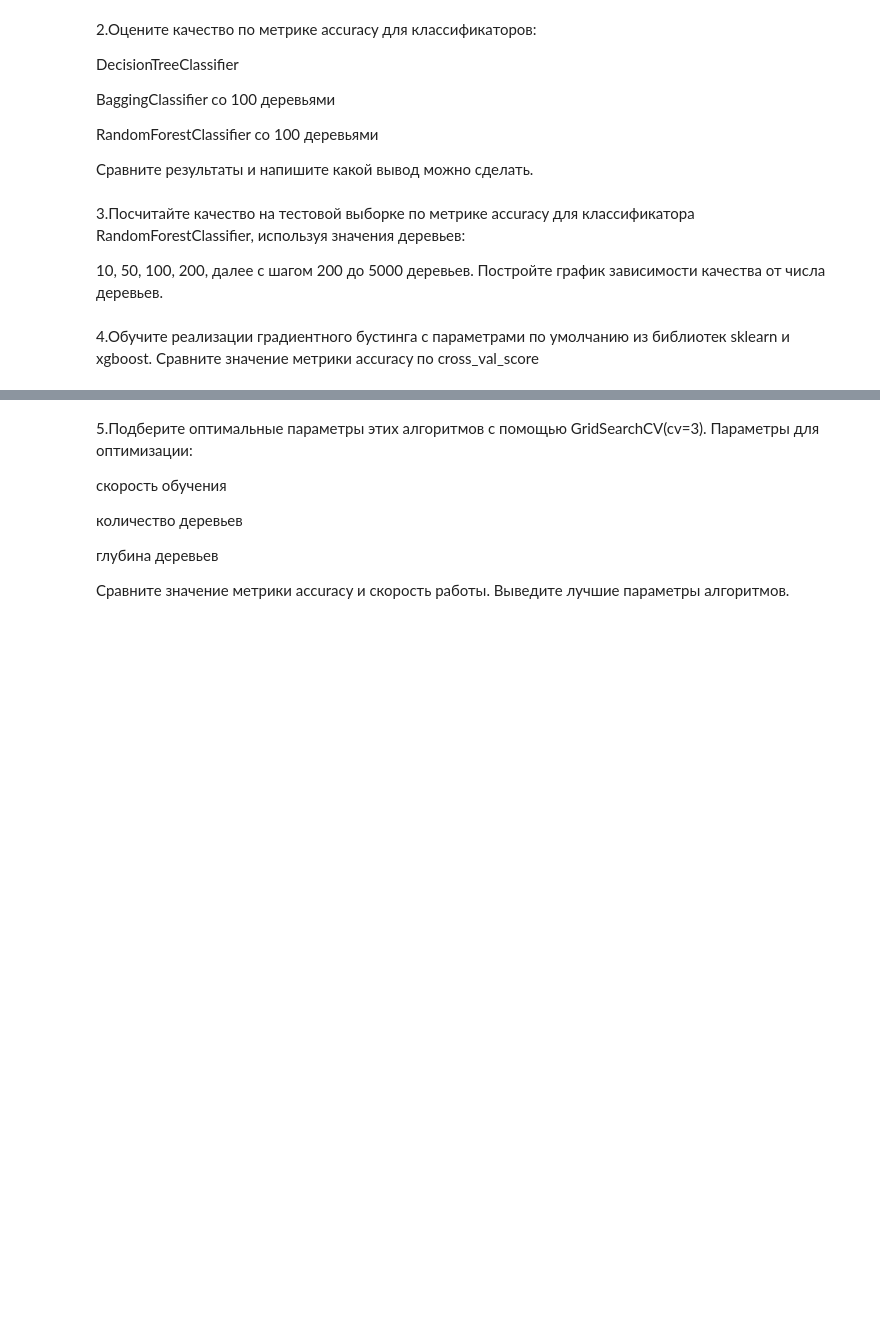
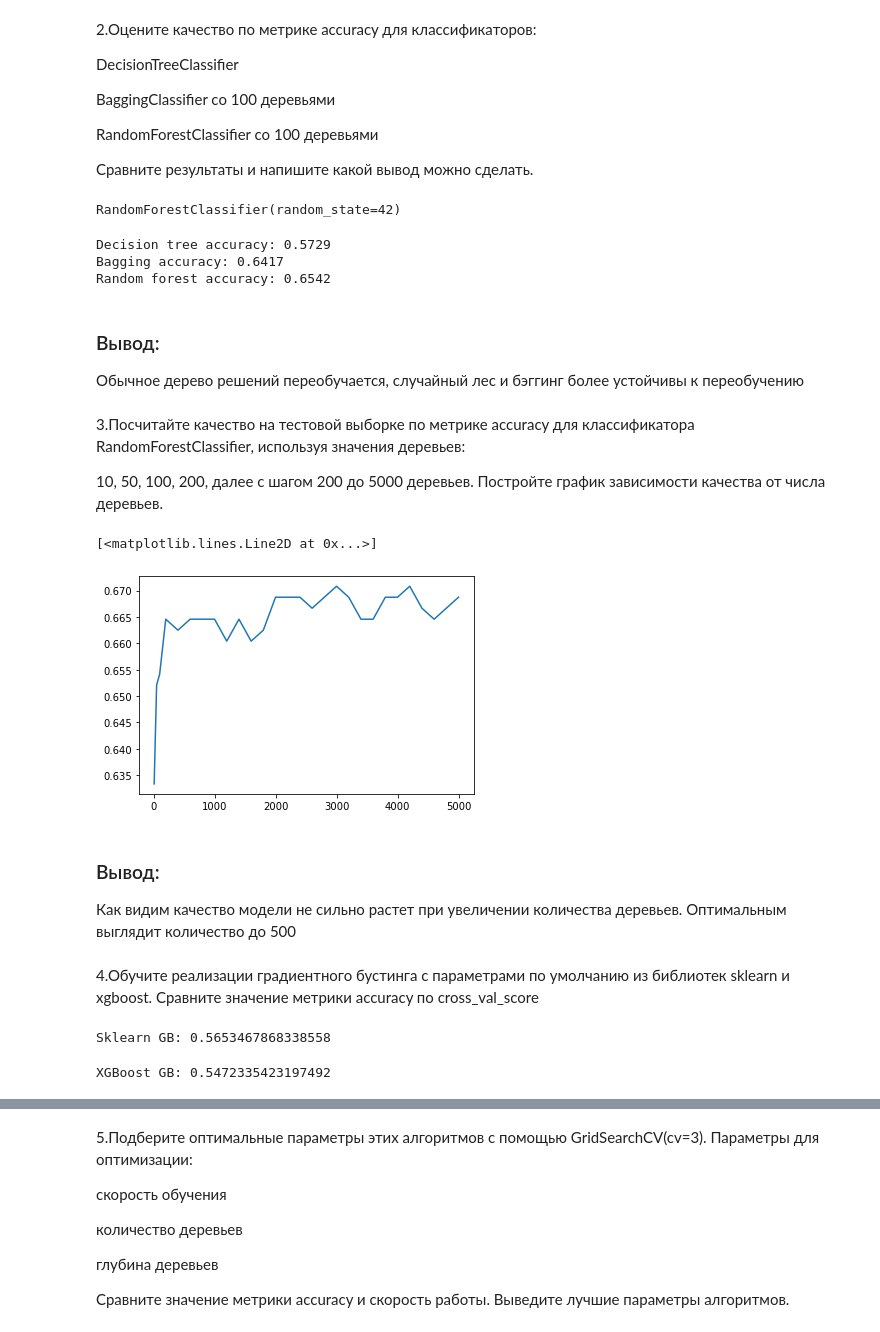
Before and after one commit to MrRifRaf/DS_Sber, a Jupyter notebook: Homework/Task9.ipynb, the cells around one changed output, grey strips where cells are left out. Cells and saved outputs as stored; diff of their text form; code cells hidden in the pictures; blank space fills up the shorter version.

```diff
--- a/Homework/Task9.ipynb
+++ b/Homework/Task9.ipynb
@@ -4,3 +12,6 @@ import numpy as np
+# %%
+%matplotlib inline
+RANDOM_STATE = 42
 # %% [markdown]
 https://archive.ics.uci.edu/ml/datasets/wine+quality
 # %%
@@ -51,0 +42,8 @@ memory usage: 150.0 KB
+# %%
+X, y = data.iloc[:, :-1], data.iloc[:, -1]
+y = LabelEncoder().fit_transform(y)
+X_train, X_test, y_train, y_test = train_test_split(X,
+                                                    y,
+                                                    test_size=0.3,
+                                                    random_state=RANDOM_STATE)
+X_train.shape, X_test.shape, y_train.shape, y_test.shape
@@ -59,10 +59,48 @@ BaggingClassifier со 100 деревьями
 RandomForestClassifier со 100 деревьями
 
 Сравните результаты и напишите какой вывод можно сделать.
+# %%
+tree = DecisionTreeClassifier(random_state=RANDOM_STATE)
+bagger = BaggingClassifier(base_estimator=DecisionTreeClassifier(),
+                           n_estimators=100,
+                           random_state=RANDOM_STATE)
+rfc = RandomForestClassifier(random_state=RANDOM_STATE) # по дефолту и так 100 деревьев
+tree.fit(X_train, y_train)
+bagger.fit(X_train, y_train)
+rfc.fit(X_train, y_train)
+# %% [output]
+RandomForestClassifier(random_state=42)
+# %%
+print(f'Decision tree accuracy: {accuracy_score(y_test, tree.predict(X_test)):.4f}')
+print(f'Bagging accuracy: {accuracy_score(y_test, bagger.predict(X_test)):.4f}')
+print(f'Random forest accuracy: {accuracy_score(y_test, rfc.predict(X_test)):.4f}')
+# %% [output]
+Decision tree accuracy: 0.5729
+Bagging accuracy: 0.6417
+Random forest accuracy: 0.6542
+# %% [markdown]
+### Вывод:
+Обычное дерево решений переобучается, случайный лес и бэггинг более устойчивы к переобучению
 # %% [markdown]
 3.Посчитайте качество на тестовой выборке по метрике accuracy для классификатора RandomForestClassifier, используя значения деревьев:
 
 10, 50, 100, 200, далее с шагом 200 до 5000 деревьев.
 Постройте график зависимости качества от числа деревьев.
+# %%
+counts = [10, 50, 100] + list(range(200, 5001, 200))
+accuracies = []
+for count in counts:
+    model = RandomForestClassifier(n_estimators=count,
+                                   random_state=RANDOM_STATE)
+    model.fit(X_train, y_train)
+    accuracies.append(accuracy_score(y_test, model.predict(X_test)))
+# %%
+plt.plot(counts, accuracies)
+# %% [output]
+[<matplotlib.lines.Line2D at 0x...>]
+[figure, added]
+# %% [markdown]
+### Вывод:
+Как видим качество модели не сильно растет при увеличении количества деревьев. Оптимальным выглядит количество до 500
 # %% [markdown]
 4.Обучите реализации градиентного бустинга с параметрами по умолчанию из библиотек sklearn и xgboost. Сравните значение метрики accuracy по cross_val_score
@@ -68,0 +110,8 @@ RandomForestClassifier со 100 деревьями
+# %%
+print('Sklearn GB:', np.mean(cross_val_score(gbc, X, y, scoring='accuracy', n_jobs=-1)))
+# %% [output]
+Sklearn GB: 0.5653467868338558
+# %%
+print('XGBoost GB:', np.mean(cross_val_score(xgbc, X, y, scoring='accuracy', n_jobs=-1)))
+# %% [output]
+XGBoost GB: 0.5472335423197492
```
Also changed, not shown: parts of 37 cells of this notebook, 1 other file.
